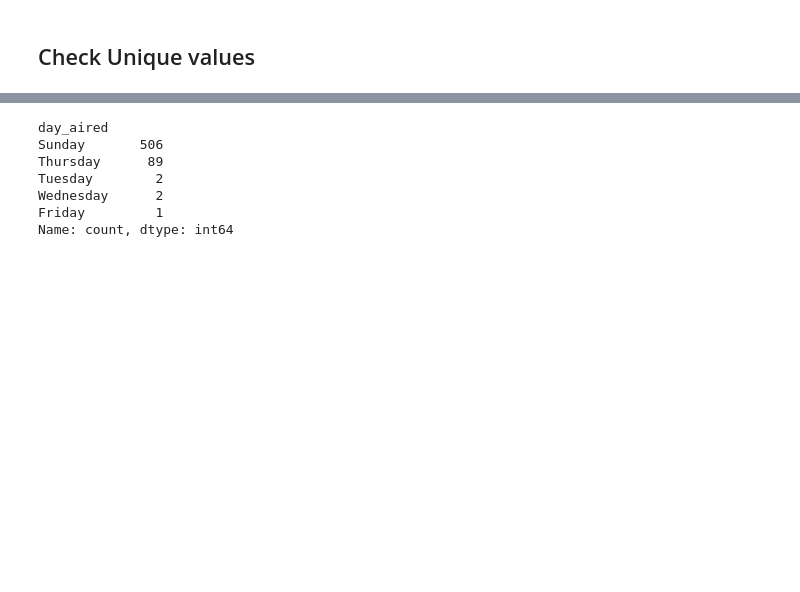
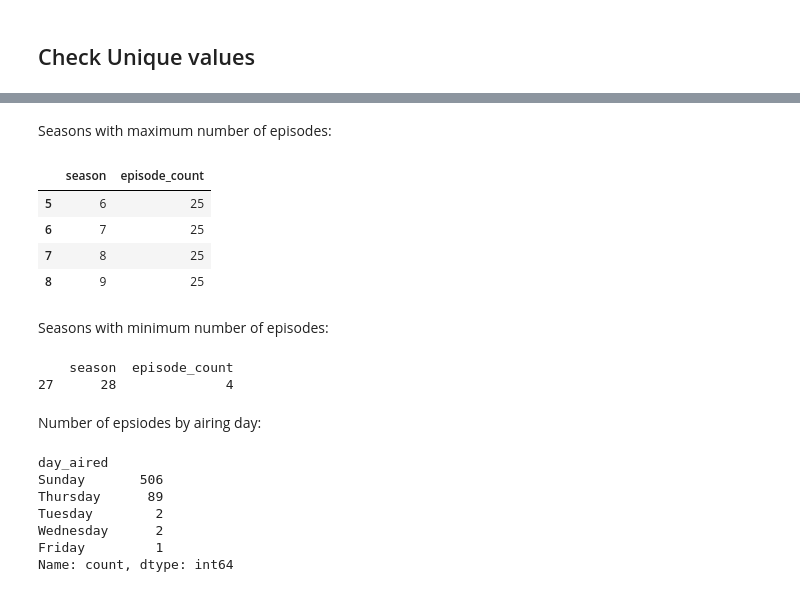
Before and after one commit to kelokito/dv-simpsons, a Jupyter notebook: src/AdriàEspinoza_BielManté.ipynb, the cells around one changed output, grey strips where cells are left out. Drawn from its saved outputs; the diff is of its cells as text; code cells hidden in the pictures; blank space fills up the shorter version.

```diff
--- a/src/AdriàEspinoza_BielManté.ipynb
+++ b/src/AdriàEspinoza_BielManté.ipynb
@@ -102,3 +99,22 @@ print(counts_df[counts_df["episode_count"] == counts_df["episode_count"].min()])
+# %% [markdown]
+Seasons with maximum number of episodes:
+# %%
+counts_df[counts_df["episode_count"] == counts_df["episode_count"].max()]
+# %% [output]
+|  | season | episode_count |
+| 5 | 6 | 25 |
+| 6 | 7 | 25 |
+| 7 | 8 | 25 |
+| 8 | 9 | 25 |
+# %% [markdown]
+Seasons with minimum number of episodes:
+# %%
+print(counts_df[counts_df["episode_count"] == counts_df["episode_count"].min()])
+# %% [output]
+    season  episode_count
+27      28              4
+# %% [markdown]
+Number of epsiodes by airing day:
 # %%
 print(df["day_aired"].value_counts())
 # %% [output]
```
Also changed, not shown: parts of 18 cells of this notebook, 2 other files.
